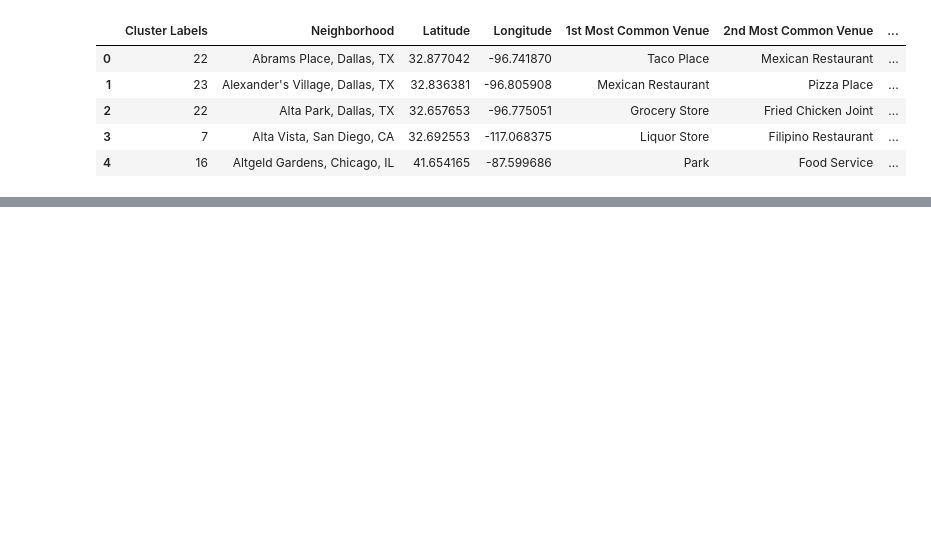
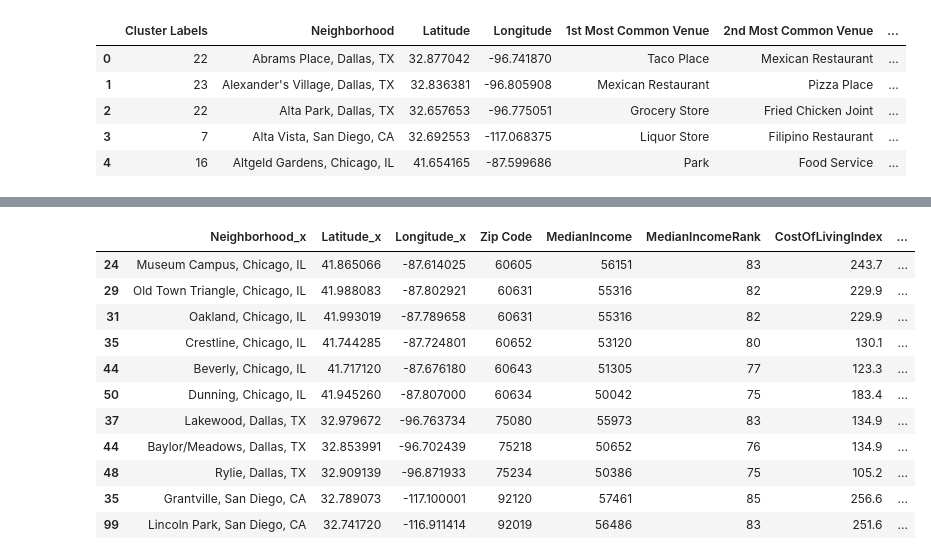
Before and after one commit to gtm1235/IBM_DS_Capstone, a Jupyter notebook: moving_challenge.ipynb, the cells around one changed output, grey strips where cells are left out. Drawn from its saved outputs; the diff is of its cells as text; code cells hidden in the pictures; blank space fills up the shorter version.

```diff
--- a/moving_challenge.ipynb
+++ b/moving_challenge.ipynb
@@ -1204,0 +1340,16 @@ map_clusters
+# %%
+ideal_cities_CoLI = ideal_cities_income.loc[ideal_cities_income['CostOfLivingIndex']<275]
+ideal_cities_CoLI
+# %% [output]
+|  | Neighborhood_x | Latitude_x | Longitude_x | Zip Code | MedianIncome | MedianIncomeRank | CostOfLivingIndex | ... |
+| 24 | Museum Campus, Chicago, IL | 41.865066 | -87.614025 | 60605 | 56151 | 83 | 243.7 | ... |
+| 29 | Old Town Triangle, Chicago, IL | 41.988083 | -87.802921 | 60631 | 55316 | 82 | 229.9 | ... |
+| 31 | Oakland, Chicago, IL | 41.993019 | -87.789658 | 60631 | 55316 | 82 | 229.9 | ... |
+| 35 | Crestline, Chicago, IL | 41.744285 | -87.724801 | 60652 | 53120 | 80 | 130.1 | ... |
+| 44 | Beverly, Chicago, IL | 41.717120 | -87.676180 | 60643 | 51305 | 77 | 123.3 | ... |
+| 50 | Dunning, Chicago, IL | 41.945260 | -87.807000 | 60634 | 50042 | 75 | 183.4 | ... |
+| 37 | Lakewood, Dallas, TX | 32.979672 | -96.763734 | 75080 | 55973 | 83 | 134.9 | ... |
+| 44 | Baylor/Meadows, Dallas, TX | 32.853991 | -96.702439 | 75218 | 50652 | 76 | 134.9 | ... |
+| 48 | Rylie, Dallas, TX | 32.909139 | -96.871933 | 75234 | 50386 | 75 | 105.2 | ... |
+| 35 | Grantville, San Diego, CA | 32.789073 | -117.100001 | 92120 | 57461 | 85 | 256.6 | ... |
+| 99 | Lincoln Park, San Diego, CA | 32.741720 | -116.911414 | 92019 | 56486 | 83 | 251.6 | ... |
```
Also changed, not shown: parts of 22 cells of this notebook.
